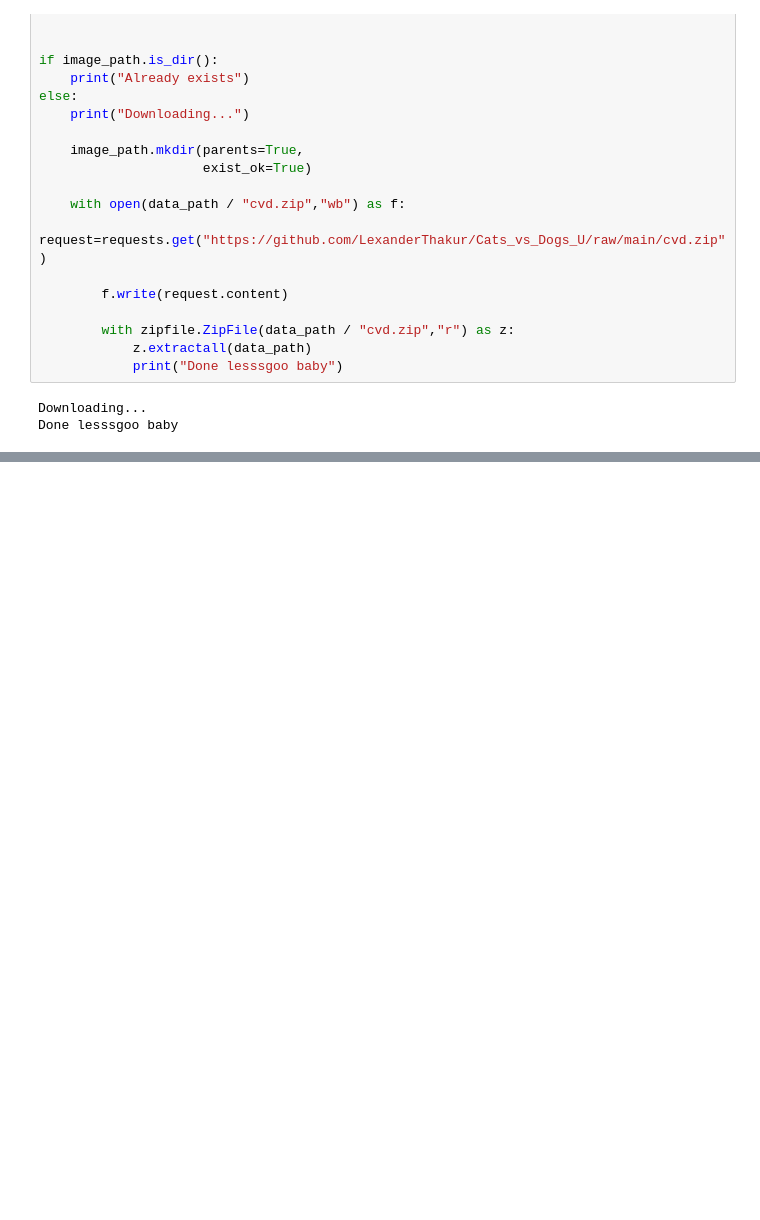
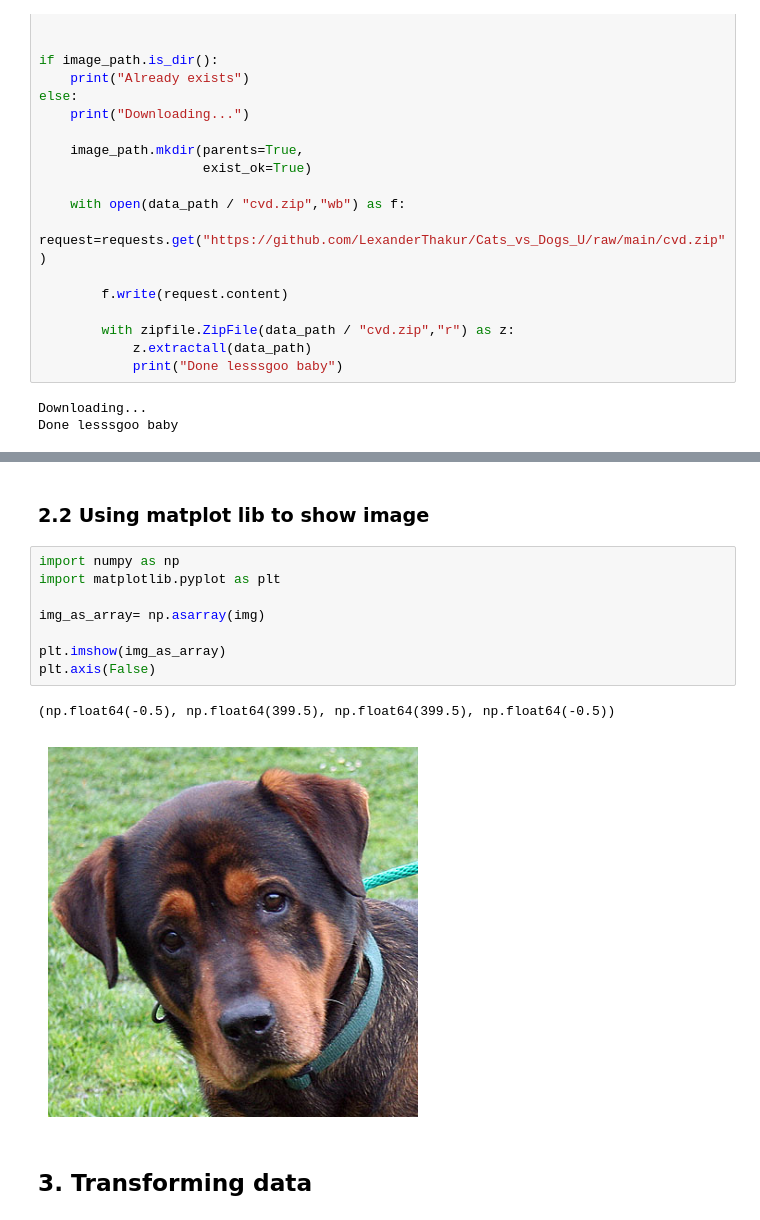
Before and after one commit to LexanderThakur/Cats_vs_Dogs_U, a Jupyter notebook: CVDU.ipynb, the cells around one changed output, grey strips where cells are left out. Cells and saved outputs as stored; diff of their text form; blank space fills up the shorter version.

```diff
--- a/CVDU.ipynb
+++ b/CVDU.ipynb
@@ -43,0 +98,15 @@ Done lesssgoo baby
+# %% [markdown]
+### 2.2 Using matplot lib to show image
+# %%
+import numpy as np
+import matplotlib.pyplot as plt
+
+img_as_array= np.asarray(img)
+
+plt.imshow(img_as_array)
+plt.axis(False)
+# %% [output]
+(np.float64(-0.5), np.float64(399.5), np.float64(399.5), np.float64(-0.5))
+[figure, added]
+# %% [markdown]
+## 3\. Transforming data
```
Also changed, not shown: parts of 17 cells of this notebook.
